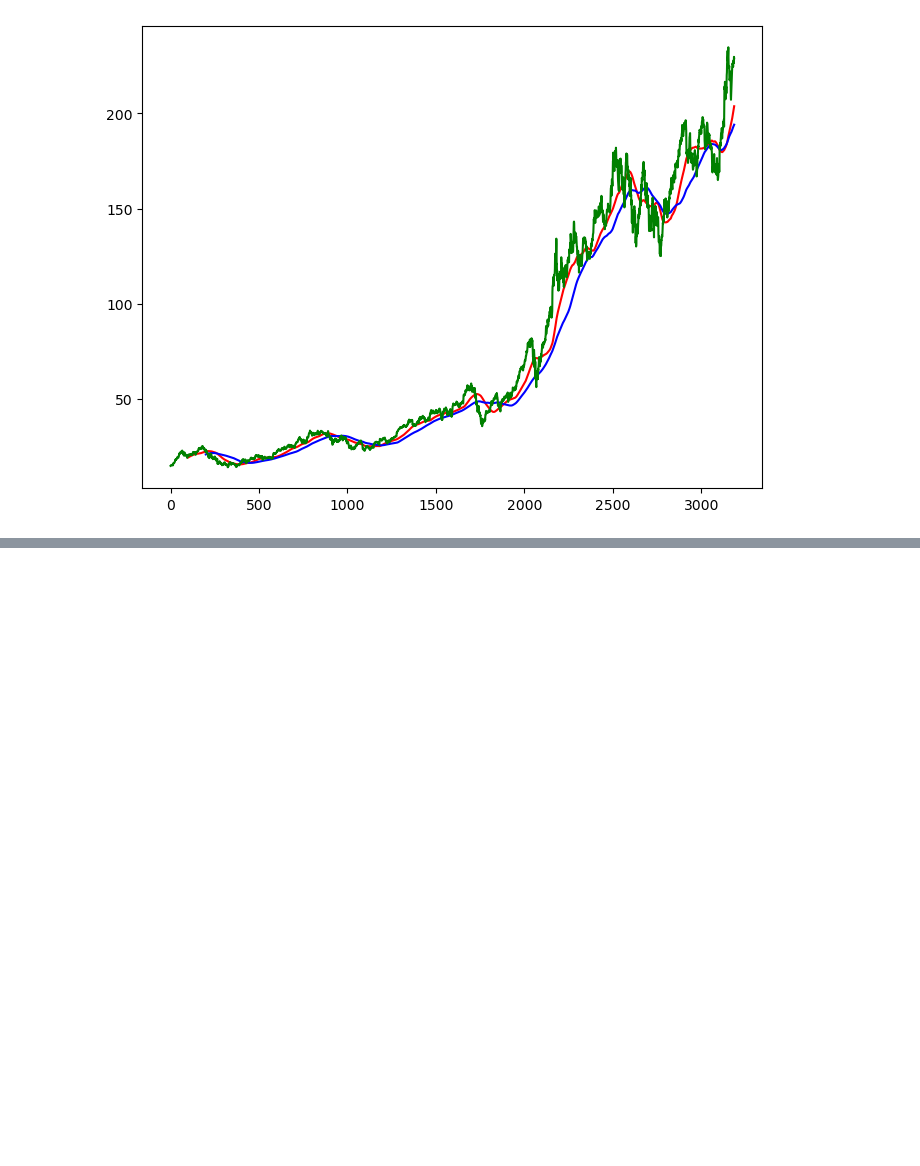
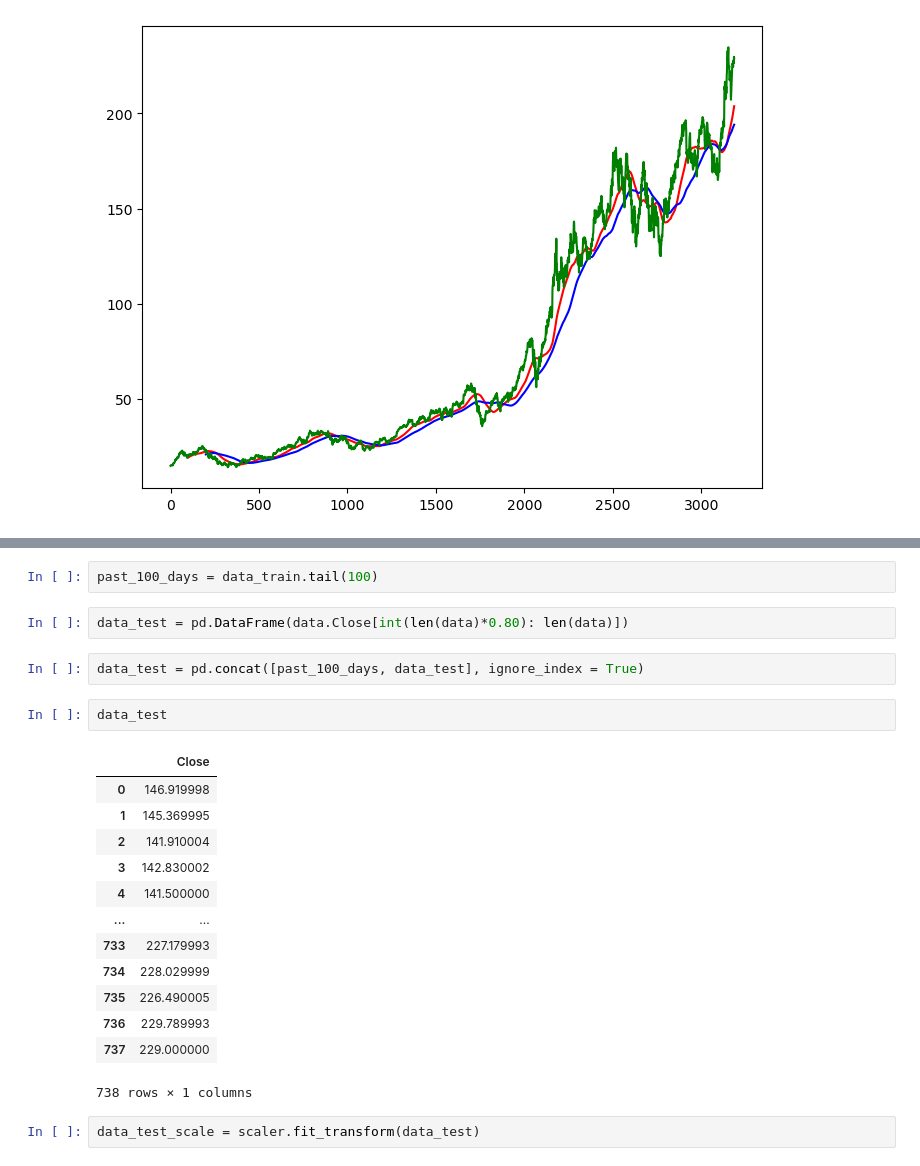
Before and after one commit to cody-mckeon/Stock_Price_Prediction_LSTM, a Jupyter notebook: Stock_Price_LSTM.ipynb, the cells around one changed output, grey strips where cells are left out. Cells and saved outputs as stored; diff of their text form; blank space fills up the shorter version.

```diff
--- a/Stock_Price_LSTM.ipynb
+++ b/Stock_Price_LSTM.ipynb
@@ -80,0 +265,24 @@ ModuleNotFoundError: No module named 'tensorflow'
+# %%
+past_100_days = data_train.tail(100)
+# %%
+data_test = pd.DataFrame(data.Close[int(len(data)*0.80): len(data)])
+# %%
+data_test = pd.concat([past_100_days, data_test], ignore_index = True)
+# %%
+data_test
+# %% [output]
+|  | Close |
+| 0 | 146.919998 |
+| 1 | 145.369995 |
+| 2 | 141.910004 |
+| 3 | 142.830002 |
+| 4 | 141.500000 |
+| ... | ... |
+| 733 | 227.179993 |
+| 734 | 228.029999 |
+| 735 | 226.490005 |
+| 736 | 229.789993 |
+| 737 | 229.000000 |
+738 rows × 1 columns
+# %%
+data_test_scale = scaler.fit_transform(data_test)
```
Also changed, not shown: parts of 24 cells of this notebook, 1 other file.
